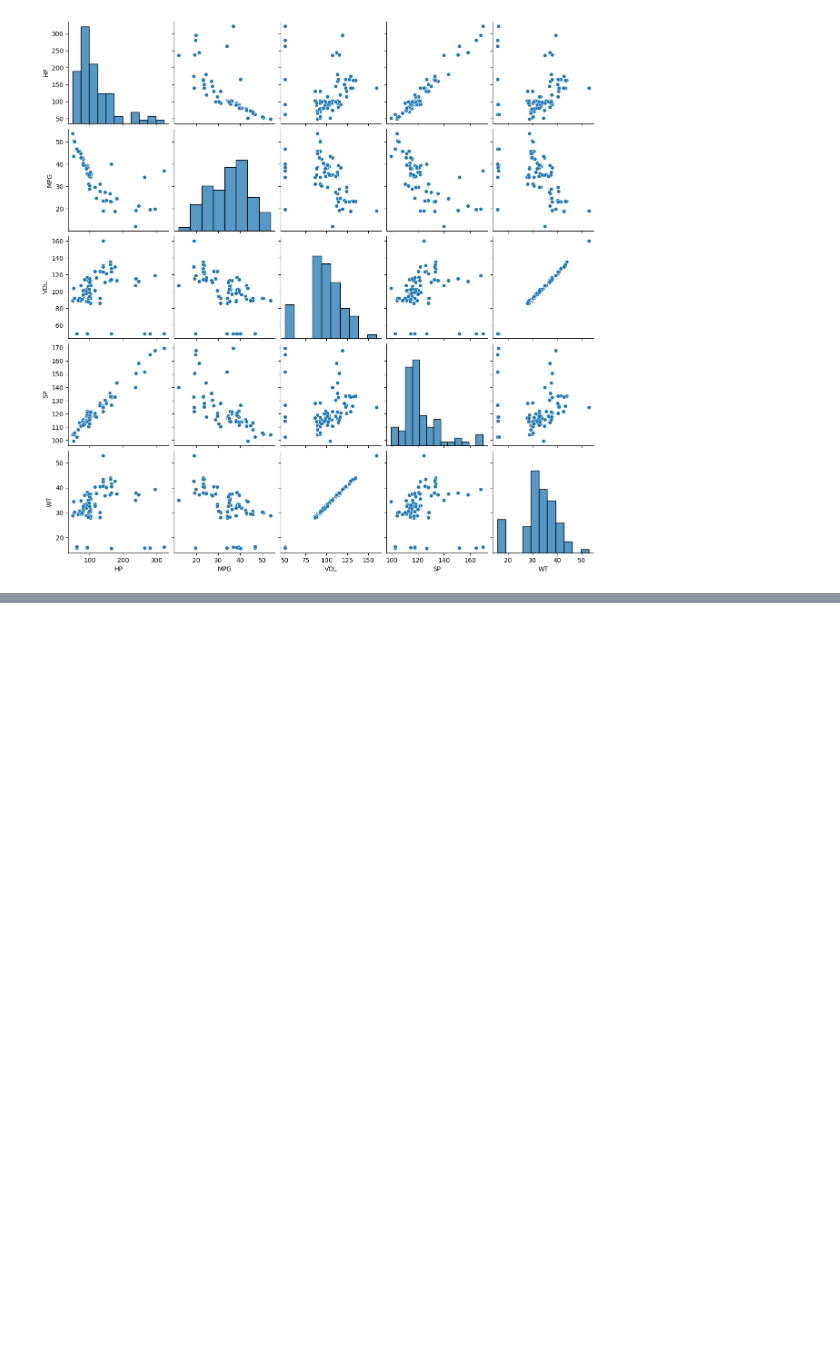
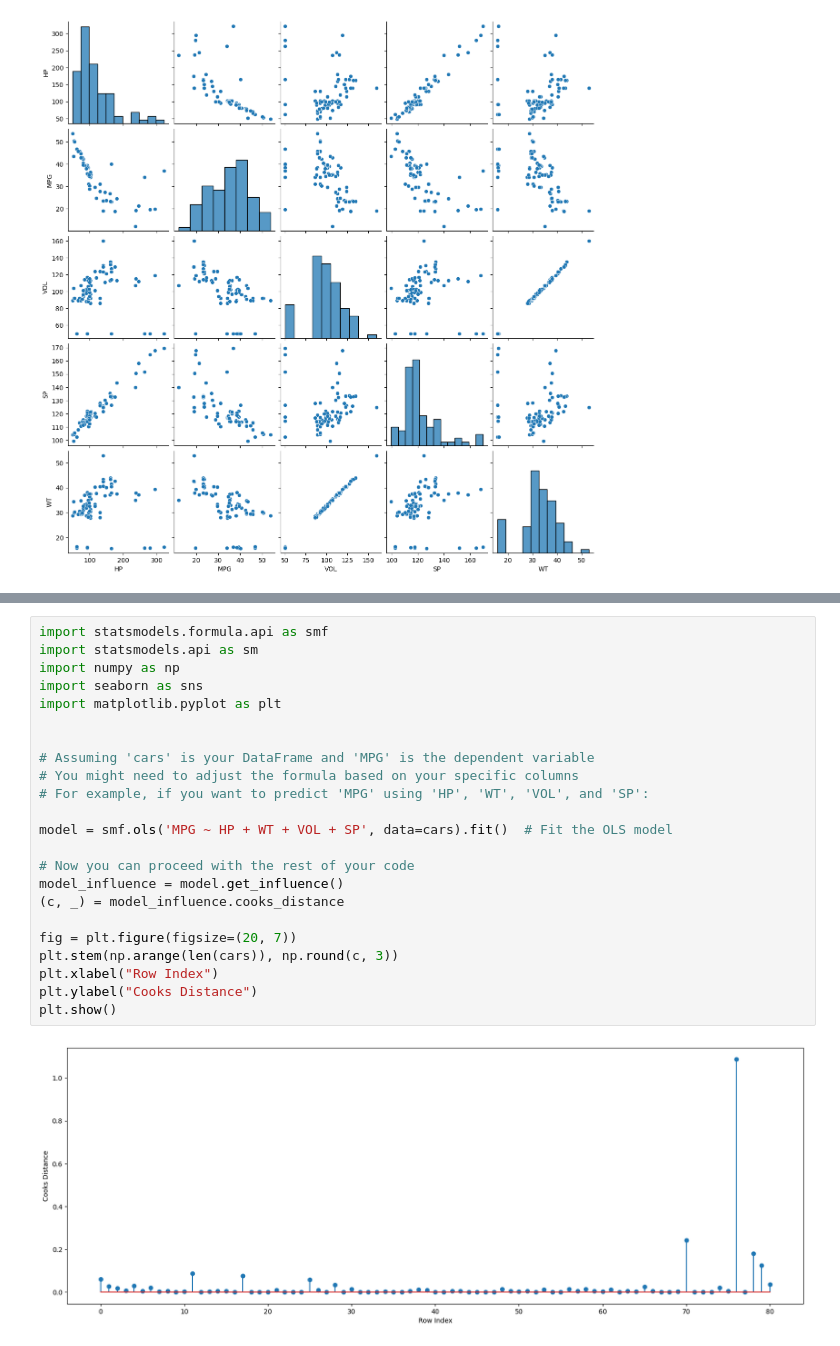
Before and after one commit to R0h1ta/ML-with-Flask, a Jupyter notebook: ad.ipynb, the cells around one changed output, grey strips where cells are left out. Cells and saved outputs as stored; diff of their text form; blank space fills up the shorter version.

```diff
--- a/ad.ipynb
+++ b/ad.ipynb
@@ -638,0 +678,25 @@ plt.show()
+# %%
+import statsmodels.formula.api as smf
+import statsmodels.api as sm
+import numpy as np
+import seaborn as sns
+import matplotlib.pyplot as plt
+
+
+# Assuming 'cars' is your DataFrame and 'MPG' is the dependent variable
+# You might need to adjust the formula based on your specific columns
+# For example, if you want to predict 'MPG' using 'HP', 'WT', 'VOL', and 'SP':
+
+model = smf.ols('MPG ~ HP + WT + VOL + SP', data=cars).fit()  # Fit the OLS model
+
+# Now you can proceed with the rest of your code
+model_influence = model.get_influence()
+(c, _) = model_influence.cooks_distance
+
+fig = plt.figure(figsize=(20, 7))
+plt.stem(np.arange(len(cars)), np.round(c, 3))
+plt.xlabel("Row Index")
+plt.ylabel("Cooks Distance")
+plt.show()
+# %% [output]
+[figure, added]
```
Also changed, not shown: parts of 15 cells of this notebook.
